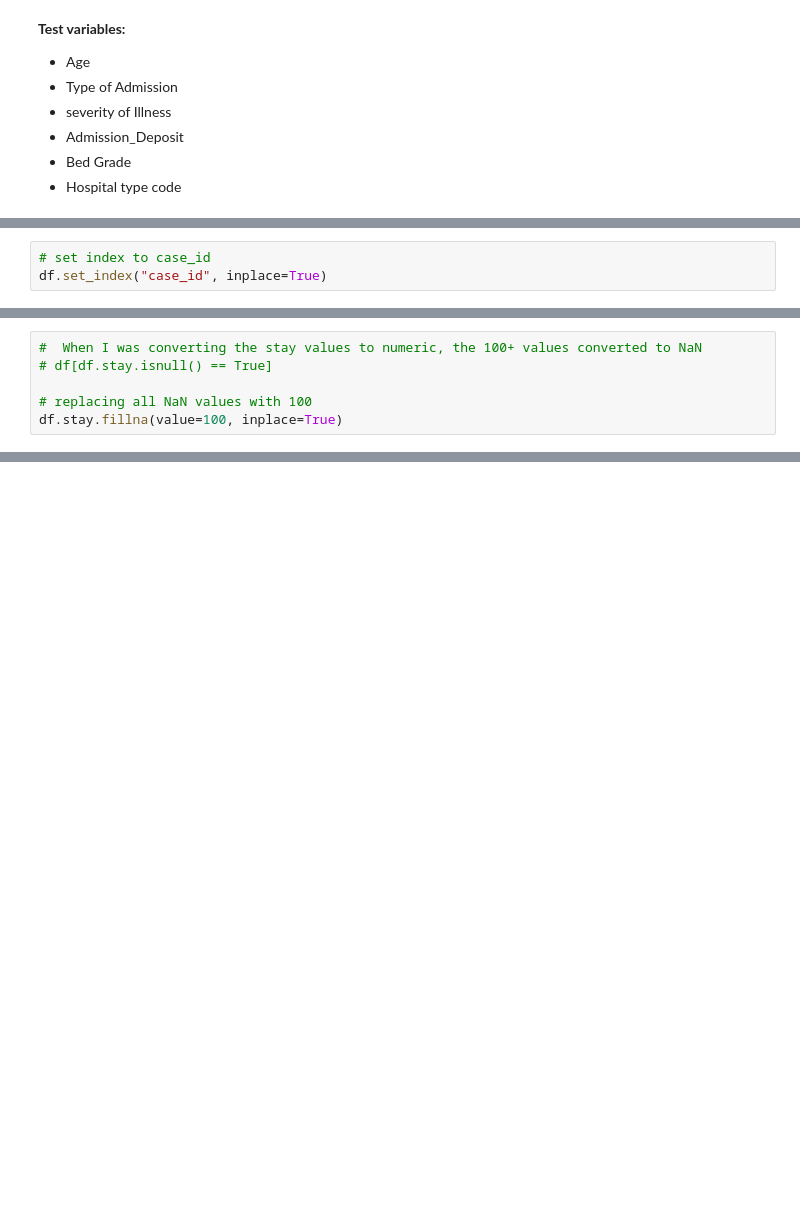
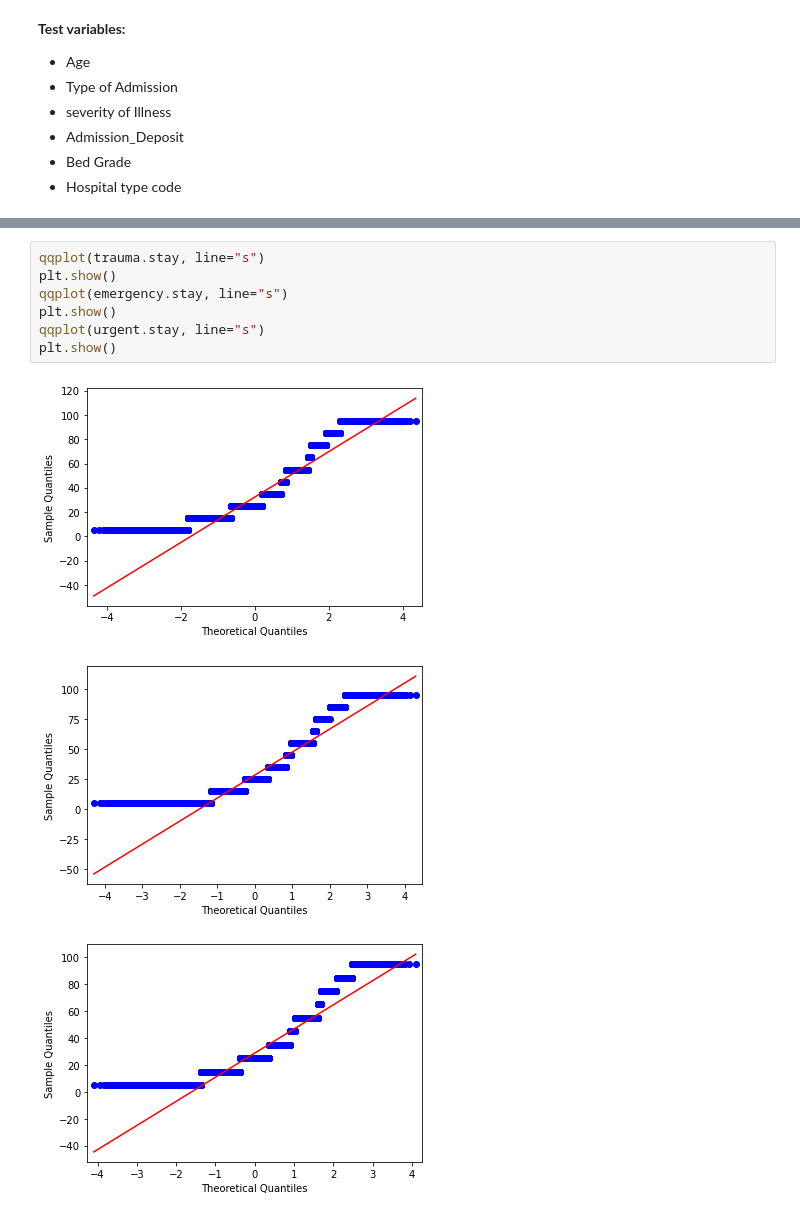
Before and after one commit to taylor-m/class_notebooks, a Jupyter notebook: capstone_1/hospital_length_of_stay/data_exploration.ipynb, the cells around one changed output, grey strips where cells are left out. Saved outputs shown, nothing was run; the diff lists cells and outputs as text; blank space fills up the shorter version.

```diff
--- a/capstone_1/hospital_length_of_stay/data_exploration.ipynb
+++ b/capstone_1/hospital_length_of_stay/data_exploration.ipynb
@@ -50,3 +115,0 @@ df = df[
-# %%
-# set index to case_id
-df.set_index("case_id", inplace=True)
@@ -190,6 +338,0 @@ memory usage: 31.9+ MB
-# %%
-#  When I was converting the stay values to numeric, the 100+ values converted to NaN
-# df[df.stay.isnull() == True]
-
-# replacing all NaN values with 100
-df.stay.fillna(value=100, inplace=True)
@@ -805,0 +357,11 @@ plt.show()
+# %%
+qqplot(trauma.stay, line="s")
+plt.show()
+qqplot(emergency.stay, line="s")
+plt.show()
+qqplot(urgent.stay, line="s")
+plt.show()
+# %% [output]
+[figure, added]
+[figure, added]
+[figure, added]
```
Also changed, not shown: parts of 178 cells of this notebook, 1 other file.
